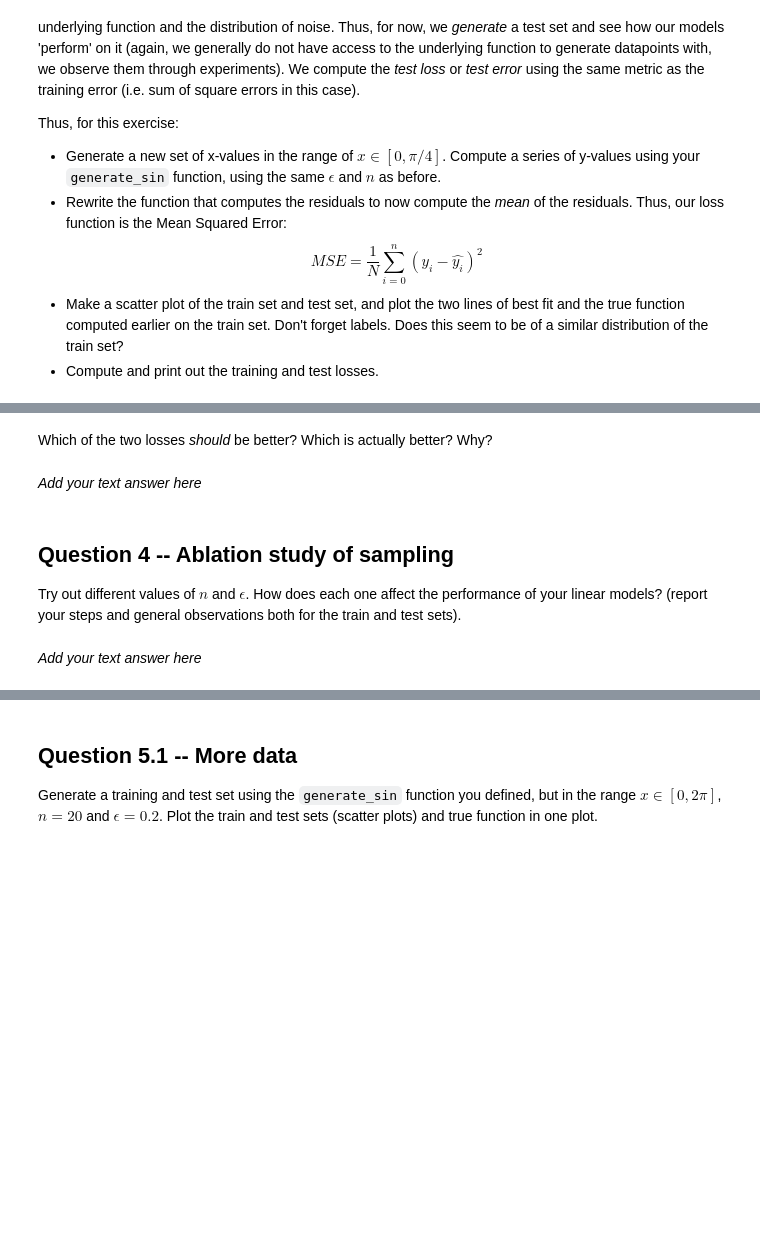
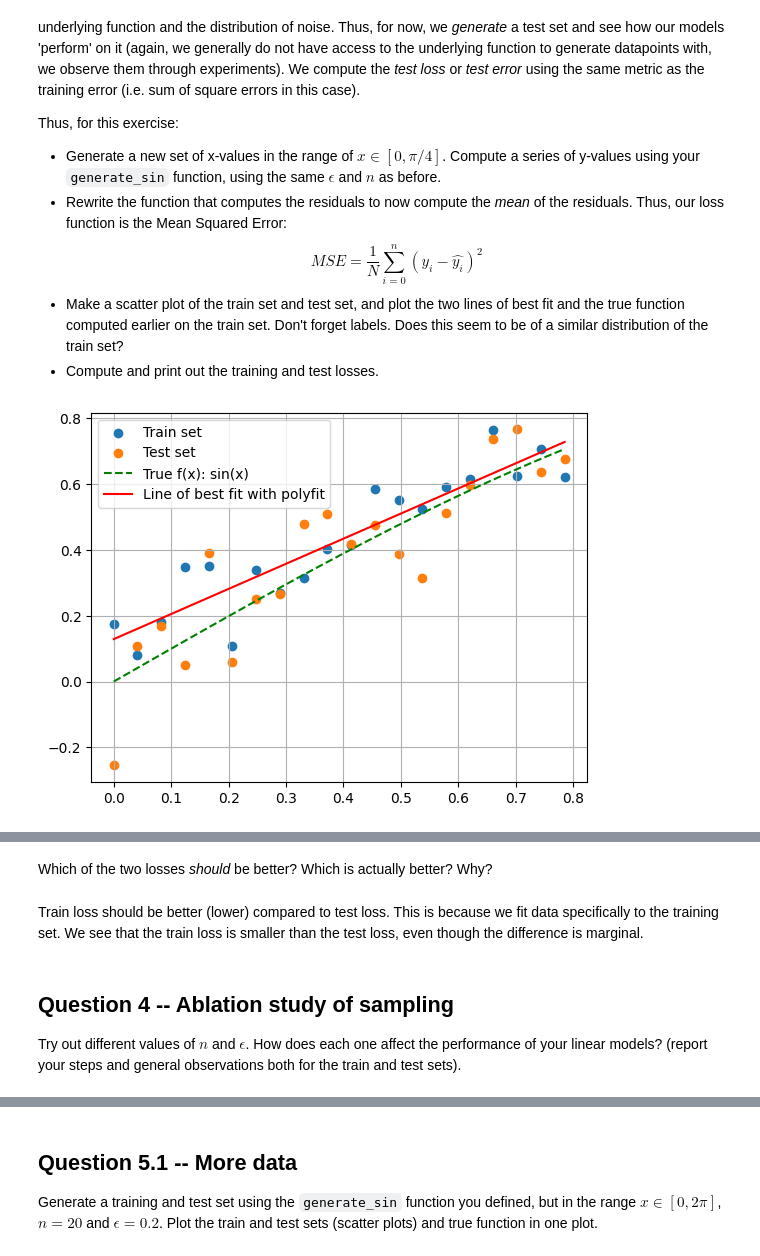
Before and after one commit to Adelinka1805/Machine-Learning, a Jupyter notebook: TMDL_2024_25_Assignment_1_completed.ipynb, the cells around one changed output, grey strips where cells are left out. Cells and saved outputs as stored; diff of their text form; code cells hidden in the pictures; blank space fills up the shorter version.

```diff
--- a/TMDL_2024_25_Assignment_1_completed.ipynb
+++ b/TMDL_2024_25_Assignment_1_completed.ipynb
@@ -171,22 +201,30 @@ $$MSE = \frac{1}{N} \sum_{i=0}^{n}(y_i-\hat{y_i})^2$$
 - Compute and print out the training and test losses.
 # %%
 def compute_mse(y_true, y_pred, a, b):
-    # TODO: your code here
+    mse = np.mean((y_true - y_pred) ** 2)
     return mse
 
-x_test = ...
-y_test = ...
+x_test = np.linspace(0, np.pi/4, n_samples)
+y_test = generate_sin(x_test, epsilon)
 
-plt.scatter(x, y, label="Train set)")
+plt.scatter(x, y, label="Train set")
 plt.scatter(x_test, y_test, label="Test set")
 
-# TODO: plot data, lines of best fit, true function, make it pretty
-...
+# Plot data, lines of best fit, true function, make it pretty
+plt.plot(x_pure, y_pure, label="True f(x): sin(x)", color='green', linestyle='--')
+plt.plot(x, y_best, label="Line of best fit with polyfit", color='red', linestyle='-')
+
+# Make graph pretty
+plt.grid()
+plt.legend()
+plt.show()
 
 
 test_loss = compute_mse(x_test, y_test, a, b)
 train_loss = compute_mse(x, y, a, b)
 
 print("Coefficients: ", (a, b))
 print("Train loss:   ", train_loss)
 print("Test loss:    ", test_loss)
+# %% [output]
+[figure, added]
@@ -193,10 +234,8 @@ print("Test loss:    ", test_loss)
 # %% [markdown]
 Which of the two losses *should* be better? Which is actually better? Why?
-# %% [markdown]
-*Add your text answer here*
+# %% [markdown]
+Train loss should be better (lower) compared to test loss. This is because we fit data specifically to the training set. We see that the train loss is smaller than the test loss, even though the difference is marginal.
 # %% [markdown]
 ## Question 4 -- Ablation study of sampling
 
 Try out different values of $n$ and $\epsilon$. How does each one affect the performance of your linear models? (report your steps and general observations both for the train and test sets).
-# %% [markdown]
-*Add your text answer here*
```
Also changed, not shown: parts of 18 cells of this notebook.
